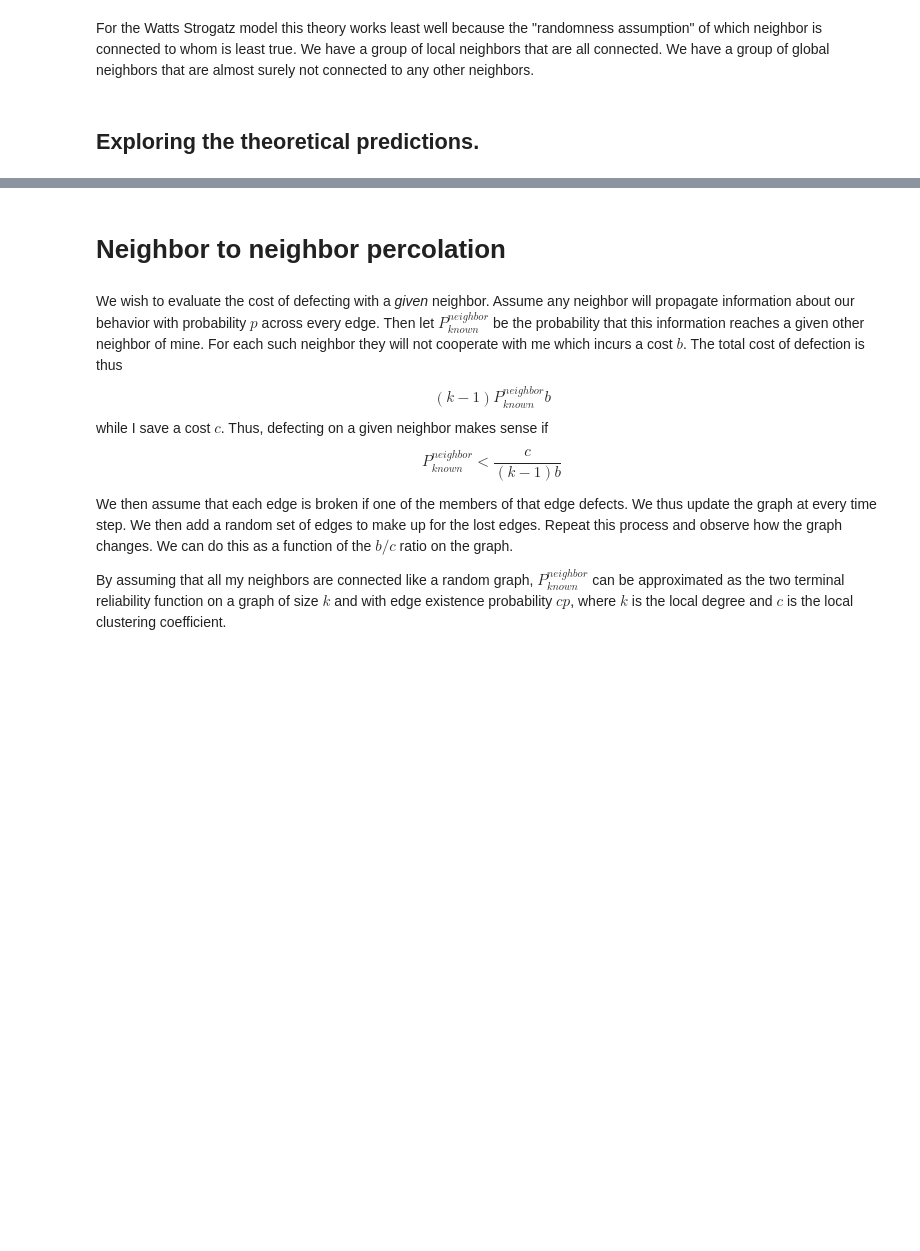
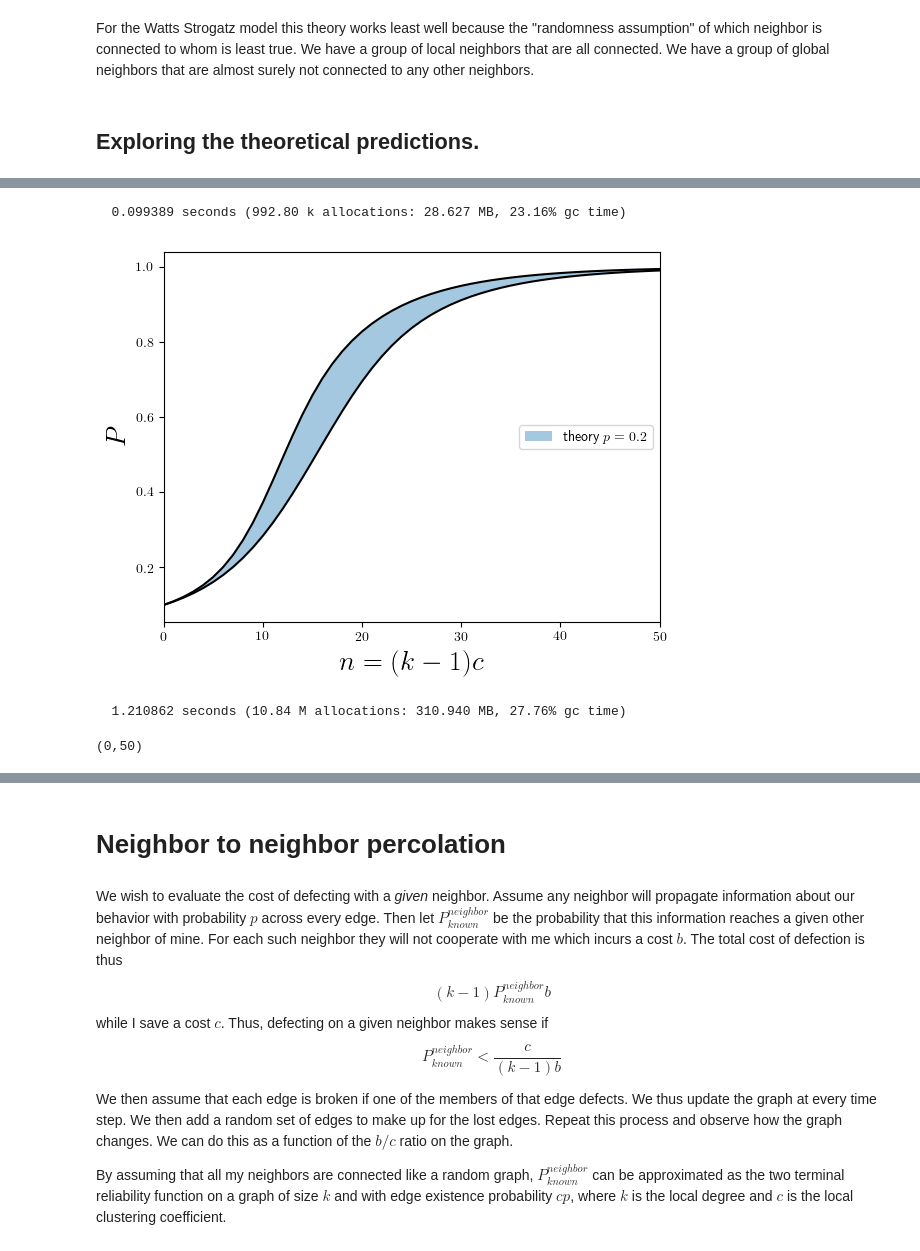
Before and after one commit to jnkh/indirect-rec, a Jupyter notebook: src/ReputationDiffusionClose.ipynb, the cells around one changed output, grey strips where cells are left out. Drawn from its saved outputs; the diff is of its cells as text; code cells hidden in the pictures; blank space fills up the shorter version.

```diff
--- a/src/ReputationDiffusionClose.ipynb
+++ b/src/ReputationDiffusionClose.ipynb
@@ -183,3 +310,10 @@ size(k_grid),size(c_grid)
+# %%
+plot_p_known_theory_vs_n(0.1,50)
+# %% [output]
+  0.099389 seconds (992.80 k allocations: 28.627 MB, 23.16% gc time)
+[figure, added]
+  1.210862 seconds (10.84 M allocations: 310.940 MB, 27.76% gc time)
+(0,50)
 # %%
 close("all")
 pygui(false)
```
Also changed, not shown: parts of 15 cells of this notebook.
